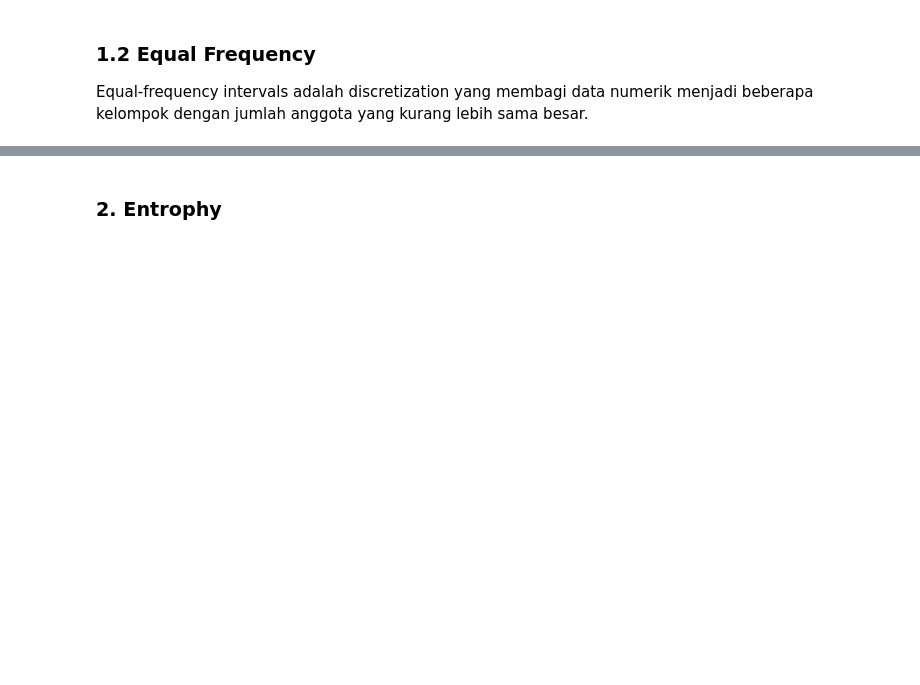
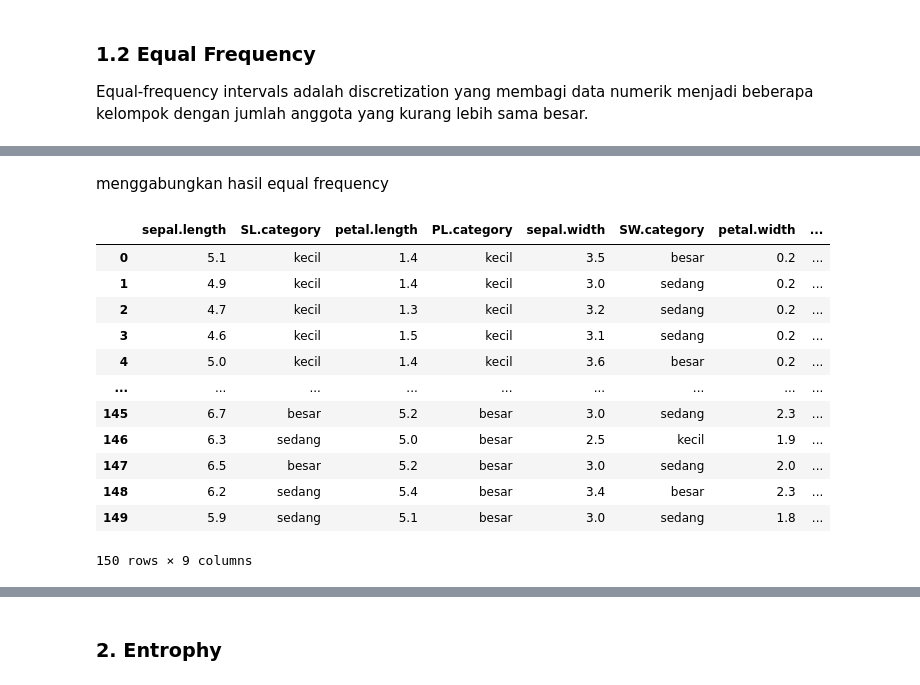
Before and after one commit to Fiqry-Wahyu-Diky/datamining, a Jupyter notebook: _sources/Tugas 2.ipynb, the cells around one changed output, grey strips where cells are left out. Drawn from its saved outputs; the diff is of its cells as text; code cells hidden in the pictures; blank space fills up the shorter version.

```diff
--- a/_sources/Tugas 2.ipynb
+++ b/_sources/Tugas 2.ipynb
@@ -151,0 +222,33 @@ Equal-frequency intervals adalah discretization yang membagi data numerik menjad
+# %% [markdown]
+menggabungkan hasil equal frequency
+# %%
+equalFreq = pd.DataFrame([])
+equalFreq["sepal.length"] = dataset_iris["sepal.length"]
+equalFreq['SL.category'] = sepal_length_Freq["category"]
+
+equalFreq["petal.length"] = dataset_iris["petal.length"]
+equalFreq["PL.category"] = petal_length_Freq["category"]
+
+equalFreq["sepal.width"] = dataset_iris["sepal.width"]
+equalFreq["SW.category"] = sepal_width_Freq["category"]
+
+equalFreq["petal.width"] = dataset_iris["petal.width"]
+equalFreq["PW.category"] = petal_width_Freq["category"]
+
+equalFreq["variety"] = dataset_iris[["variety"]]
+
+equalFreq
+# %% [output]
+|  | sepal.length | SL.category | petal.length | PL.category | sepal.width | SW.category | petal.width | ... |
+| 0 | 5.1 | kecil | 1.4 | kecil | 3.5 | besar | 0.2 | ... |
+| 1 | 4.9 | kecil | 1.4 | kecil | 3.0 | sedang | 0.2 | ... |
+| 2 | 4.7 | kecil | 1.3 | kecil | 3.2 | sedang | 0.2 | ... |
+| 3 | 4.6 | kecil | 1.5 | kecil | 3.1 | sedang | 0.2 | ... |
+| 4 | 5.0 | kecil | 1.4 | kecil | 3.6 | besar | 0.2 | ... |
+| ... | ... | ... | ... | ... | ... | ... | ... | ... |
+| 145 | 6.7 | besar | 5.2 | besar | 3.0 | sedang | 2.3 | ... |
+| 146 | 6.3 | sedang | 5.0 | besar | 2.5 | kecil | 1.9 | ... |
+| 147 | 6.5 | besar | 5.2 | besar | 3.0 | sedang | 2.0 | ... |
+| 148 | 6.2 | sedang | 5.4 | besar | 3.4 | besar | 2.3 | ... |
+| 149 | 5.9 | sedang | 5.1 | besar | 3.0 | sedang | 1.8 | ... |
+150 rows × 9 columns
```
Also changed, not shown: parts of 14 cells of this notebook, 2 other files.
